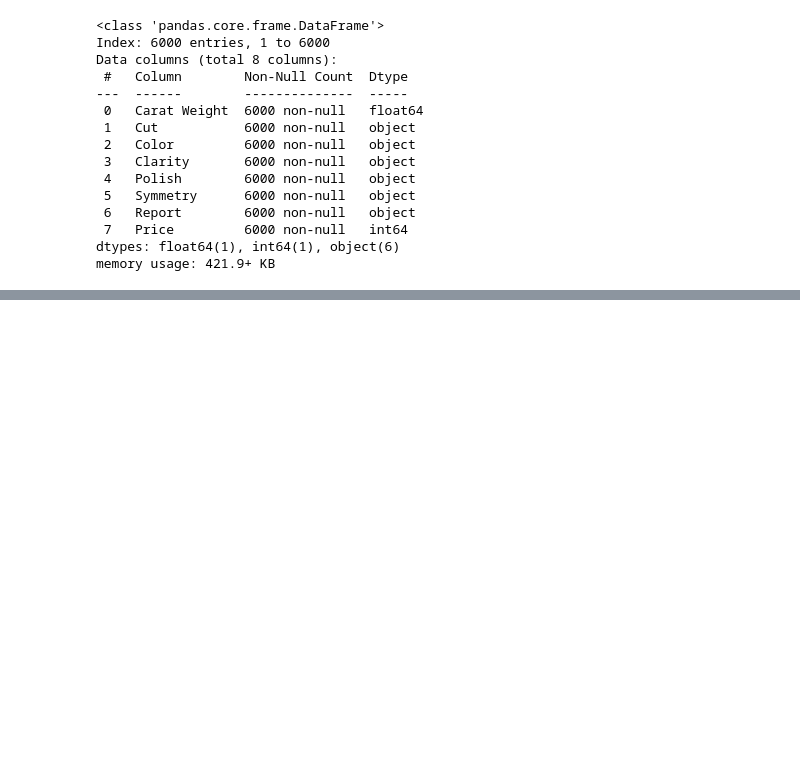
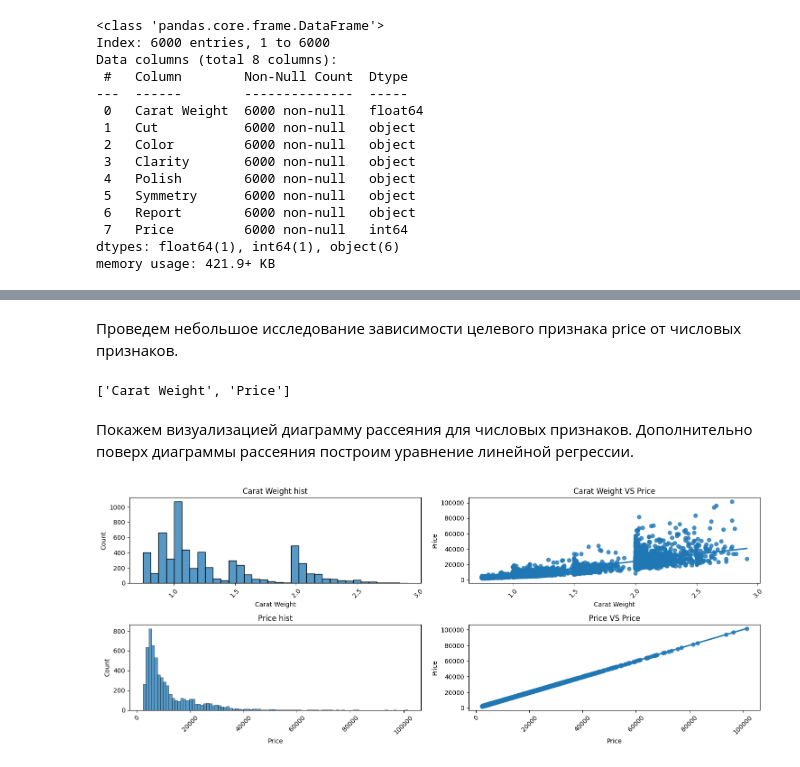
Before and after one commit to AibekDS/Diamonds-for-Sarah, a Jupyter notebook: Notebooks/main.ipynb, the cells around one changed output, grey strips where cells are left out. Saved outputs shown, nothing was run; the diff lists cells and outputs as text; code cells hidden in the pictures; blank space fills up the shorter version.

Commit message:
Исследование данных

```diff
--- a/Notebooks/main.ipynb
+++ b/Notebooks/main.ipynb
@@ -81,0 +108,29 @@ memory usage: 421.9+ KB
+# %%
+# создаем копию для облегчения работы с таблицей
+temp_data = df.copy()
+# %% [markdown]
+Проведем небольшое исследование зависимости целевого признака price от числовых признаков.
+# %%
+types = temp_data.dtypes
+num_features = list(types[types != 'object'].index)
+num_features
+# %% [output]
+['Carat Weight', 'Price']
+# %% [markdown]
+Покажем визуализацией диаграмму рассеяния для числовых признаков. Дополнительно поверх диаграммы рассеяния построим уравнение линейной регрессии.
+# %%
+n = len(num_features) # количество числовых признаков
+fig, axes = plt.subplots(n, 2, figsize=(15, 6))
+for i, feature in enumerate(num_features):
+    # Диаграмма рассеяния
+    histplot = sns.histplot(data=temp_data, x = feature, ax=axes[i][0]) # гистограмма рассейвания признака
+    histplot.set_title('{} hist'.format(feature)) # Подписываем
+    histplot.xaxis.set_tick_params(rotation=45) # Поворот
+
+    # Диаграмма рассеяния + Уравнение регрессии
+    regplot = sns.regplot(data=temp_data, x=feature, y='Price', ax=axes[i][1]) # Уравнение регрессии отношение признака с целевой переменной
+    regplot.set_title('{} VS Price'.format(feature)) # Подписываем
+    regplot.xaxis.set_tick_params(rotation=45) # Поворот
+plt.tight_layout() # выравнивание графиков
+# %% [output]
+[figure, added]
```
Also changed, not shown: parts of 7 cells of this notebook.
